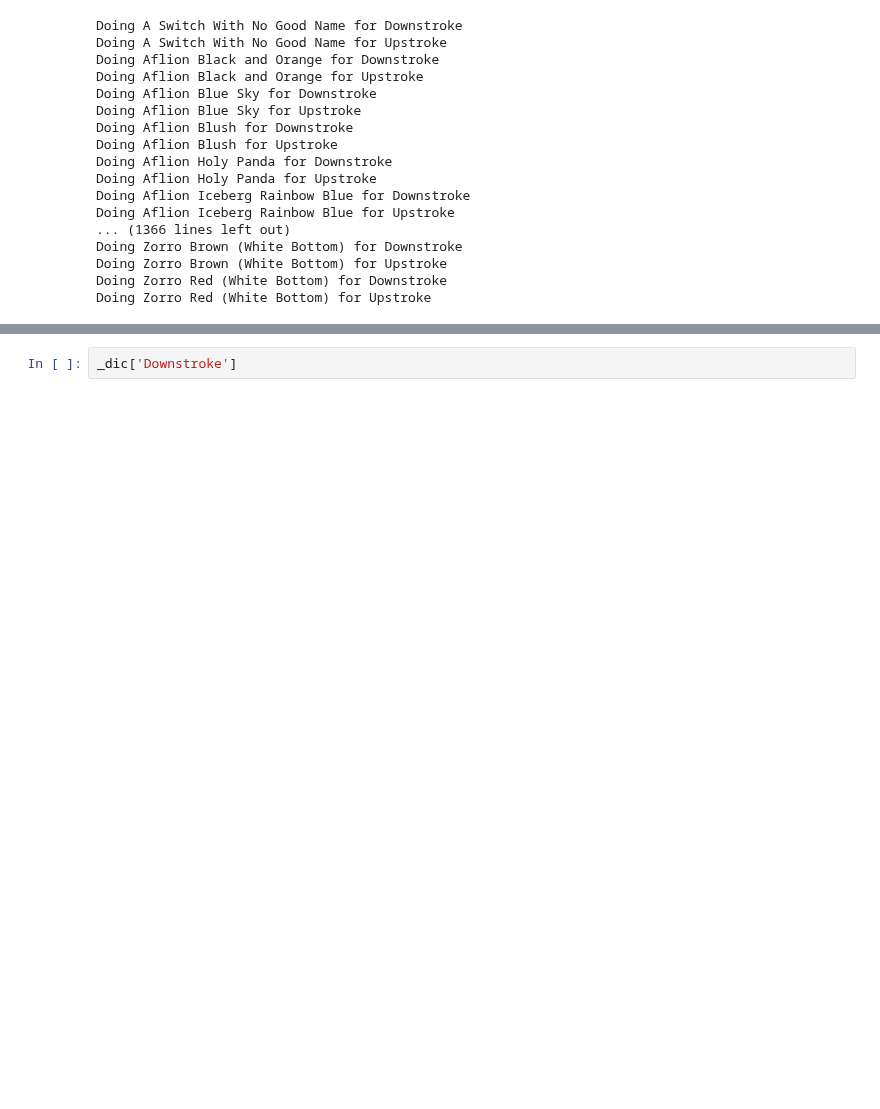
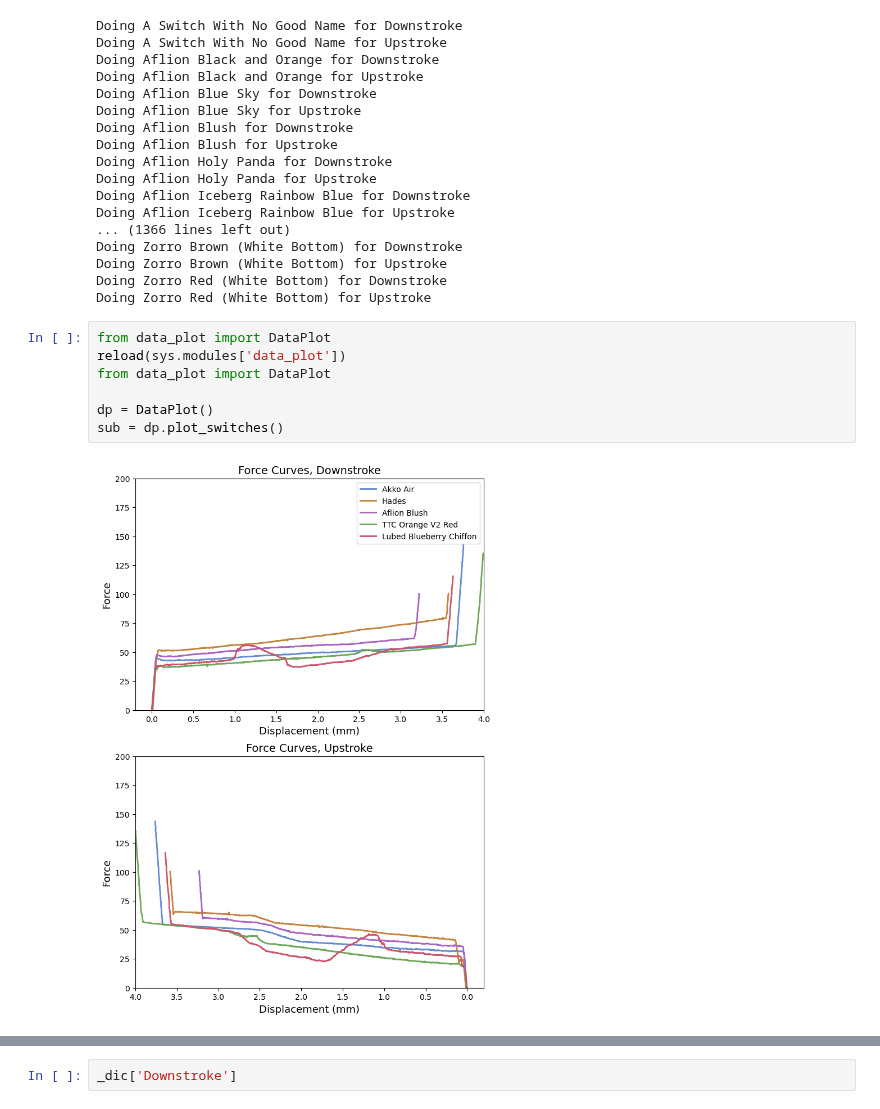
Before and after one commit to ThereminGoat/force-curves, a Jupyter notebook: 0_data_process/data_process.ipynb, the cells around one changed output, grey strips where cells are left out. Cells and saved outputs as stored; diff of their text form; blank space fills up the shorter version.

Commit message:
Added force curves plots

```diff
--- a/0_data_process/data_process.ipynb
+++ b/0_data_process/data_process.ipynb
@@ -28,3 +31,12 @@ Doing Zorro Brown (White Bottom) for Downstroke
 Doing Zorro Brown (White Bottom) for Upstroke
 Doing Zorro Red (White Bottom) for Downstroke
 Doing Zorro Red (White Bottom) for Upstroke
+# %%
+from data_plot import DataPlot
+reload(sys.modules['data_plot'])
+from data_plot import DataPlot
+
+dp = DataPlot()
+sub = dp.plot_switches()
+# %% [output]
+[figure, added]
```
Also changed, not shown: parts of 10 cells of this notebook, 2 other files.
